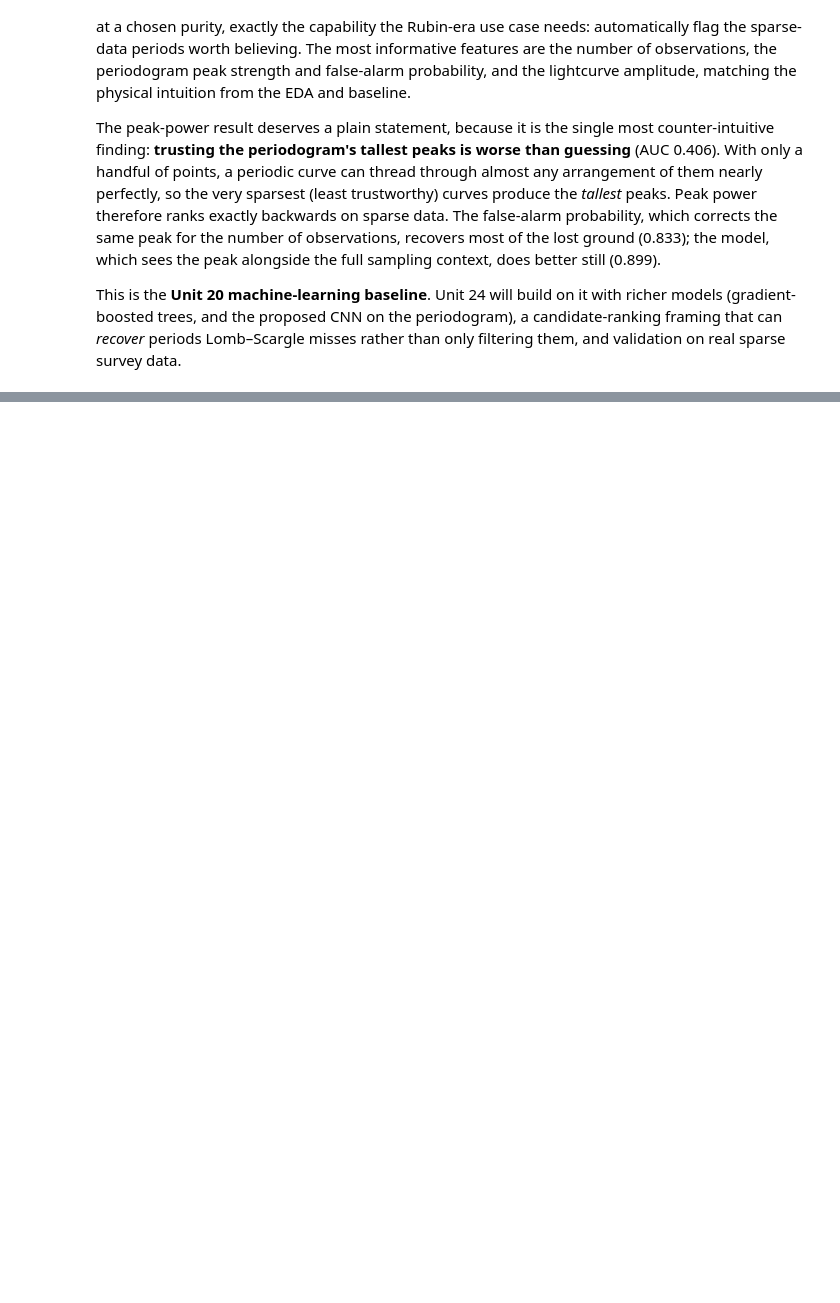
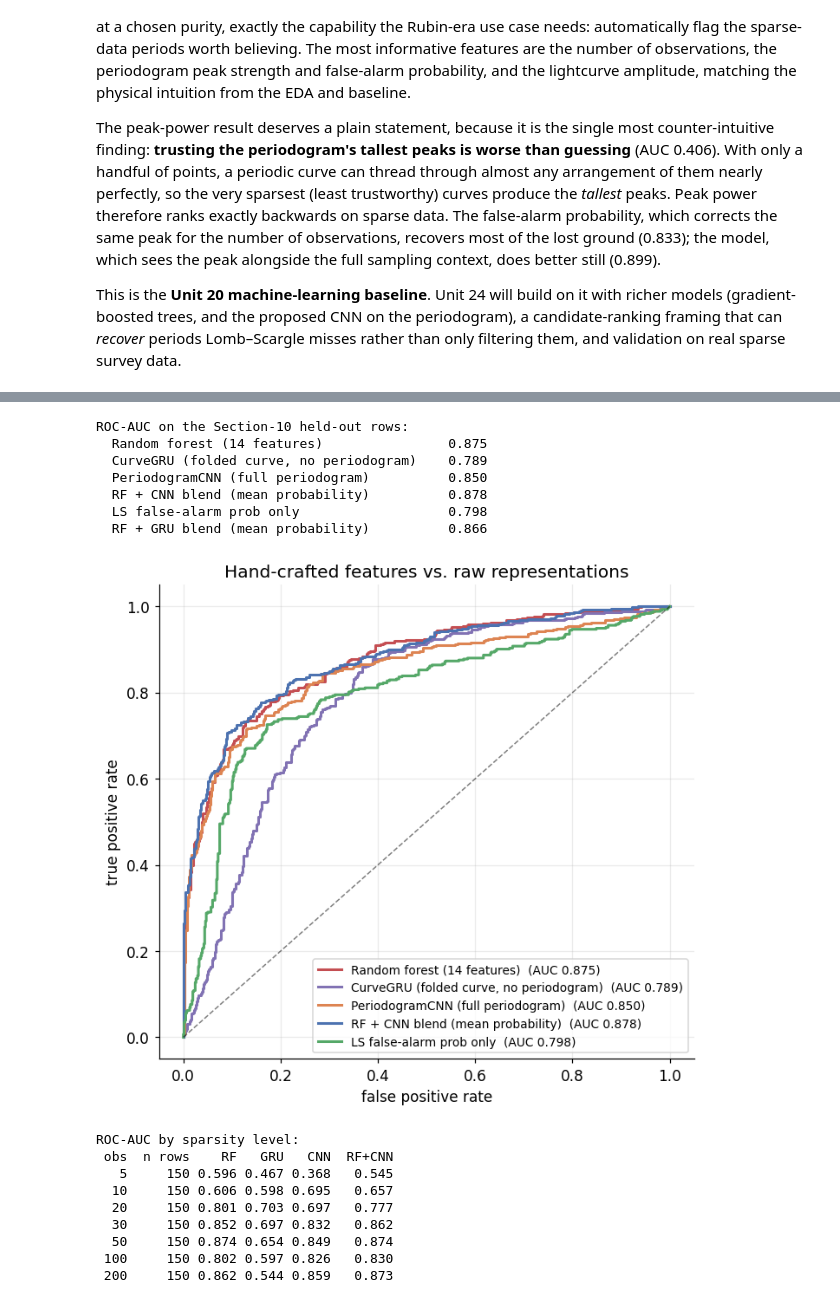
Before and after one commit to cnolan3/asteroid_lightcurve_analysis, a Jupyter notebook: asteroid_rotation_technical.ipynb, the cells around one changed output, grey strips where cells are left out. Drawn from its saved outputs; the diff is of its cells as text; code cells hidden in the pictures; blank space fills up the shorter version.

```diff
--- a/asteroid_rotation_technical.ipynb
+++ b/asteroid_rotation_technical.ipynb
@@ -1224,0 +1315,13 @@ than only filtering them, and validation on real sparse survey data.
+# %%
+train_gru = encode_rows(seqs, feat, rows_tr)
+val_gru = encode_rows(seqs, feat, rows_val)
+test_gru = encode_rows(seqs, feat, rows_te)
+assert np.array_equal(test_gru[3], yte)     # same held-out labels as Section 10
+
+gru = make_model(hidden=64)
+hist_gru = train_model(gru, train_gru, val_gru, epochs=30, seed=0)
+
+p_gru = predict_scores(gru, test_gru)
+auc_gru = roc_auc_score(yte, p_gru)
+print(f"\nCurveGRU held-out ROC-AUC: {auc_gru:.3f}  "
+      f"(random forest: {roc_auc_score(yte, p_rf):.3f})")
@@ -1224,0 +1421,63 @@ than only filtering them, and validation on real sparse survey data.
+# %%
+p_blend_cnn = (p_rf + p_cnn) / 2
+p_blend_gru = (p_rf + p_gru) / 2
+
+contenders = [
+    ("Random forest (14 features)", p_rf, RED),
+    ("CurveGRU (folded curve, no periodogram)", p_gru, PURPLE),
+    ("PeriodogramCNN (full periodogram)", p_cnn, ORANGE),
+    ("RF + CNN blend (mean probability)", p_blend_cnn, BLUE),
+    ("LS false-alarm prob only", p_fap, GREEN),
+]
+
+fig, ax = plt.subplots(figsize=(6.5, 6))
+print("ROC-AUC on the Section-10 held-out rows:")
+for name, p, c in contenders:
+    auc = roc_auc_score(yte, p)
+    fpr, tpr, _ = roc_curve(yte, p)
+    ax.plot(fpr, tpr, color=c, lw=2, label=f"{name}  (AUC {auc:.3f})")
+    print(f"  {name:<42} {auc:.3f}")
+print(f"  {'RF + GRU blend (mean probability)':<42} "
+      f"{roc_auc_score(yte, p_blend_gru):.3f}")
+ax.plot([0, 1], [0, 1], "k--", lw=1, alpha=0.5)
+ax.set_xlabel("false positive rate")
+ax.set_ylabel("true positive rate")
+ax.set_title("Hand-crafted features vs. raw representations")
+ax.legend(loc="lower right", fontsize=9)
+fig.tight_layout()
+fig.savefig(FIGDIR / "model_nn_roc.png", bbox_inches="tight")
+plt.show()
+
+# Where does each representation help? AUC per sparsity level.
+te_levels = feat["level"].values[rows_te]
+lvl_rows = []
+for lvl in sorted(np.unique(te_levels)):
+    m = te_levels == lvl
+    if len(np.unique(yte[m])) < 2:
+        continue    # AUC undefined if a level has only one class
+    lvl_rows.append({"obs": int(lvl), "n rows": int(m.sum()),
+                     "RF": roc_auc_score(yte[m], p_rf[m]),
+                     "GRU": roc_auc_score(yte[m], p_gru[m]),
+                     "CNN": roc_auc_score(yte[m], p_cnn[m]),
+                     "RF+CNN": roc_auc_score(yte[m], p_blend_cnn[m])})
+print()
+print("ROC-AUC by sparsity level:")
+print(pd.DataFrame(lvl_rows).round(3).to_string(index=False))
+# %% [output]
+ROC-AUC on the Section-10 held-out rows:
+  Random forest (14 features)                0.875
+  CurveGRU (folded curve, no periodogram)    0.789
+  PeriodogramCNN (full periodogram)          0.850
+  RF + CNN blend (mean probability)          0.878
+  LS false-alarm prob only                   0.798
+  RF + GRU blend (mean probability)          0.866
+[figure, added]
+ROC-AUC by sparsity level:
+ obs  n rows    RF   GRU   CNN  RF+CNN
+   5     150 0.596 0.467 0.368   0.545
+  10     150 0.606 0.598 0.695   0.657
+  20     150 0.801 0.703 0.697   0.777
+  30     150 0.852 0.697 0.832   0.862
+  50     150 0.874 0.654 0.849   0.874
+ 100     150 0.802 0.597 0.826   0.830
+ 200     150 0.862 0.544 0.859   0.873
```
Also changed, not shown: parts of 9 cells of this notebook, 3 other files.
